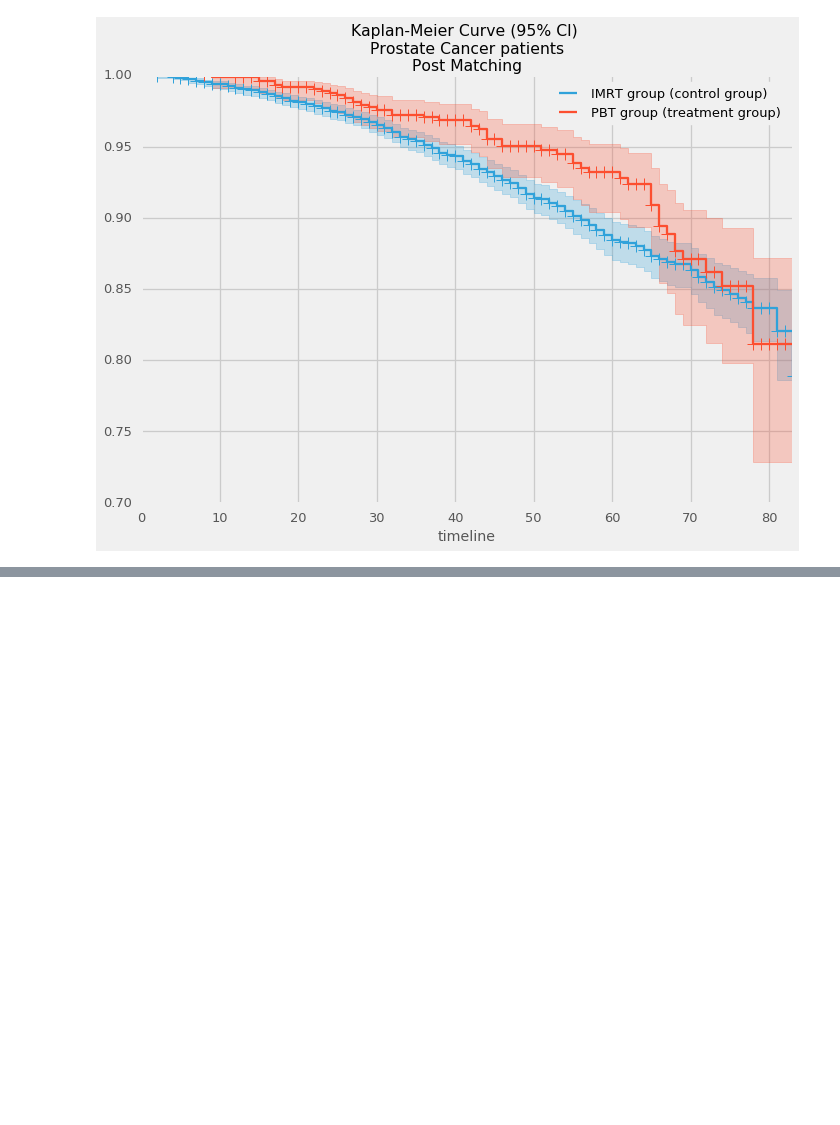
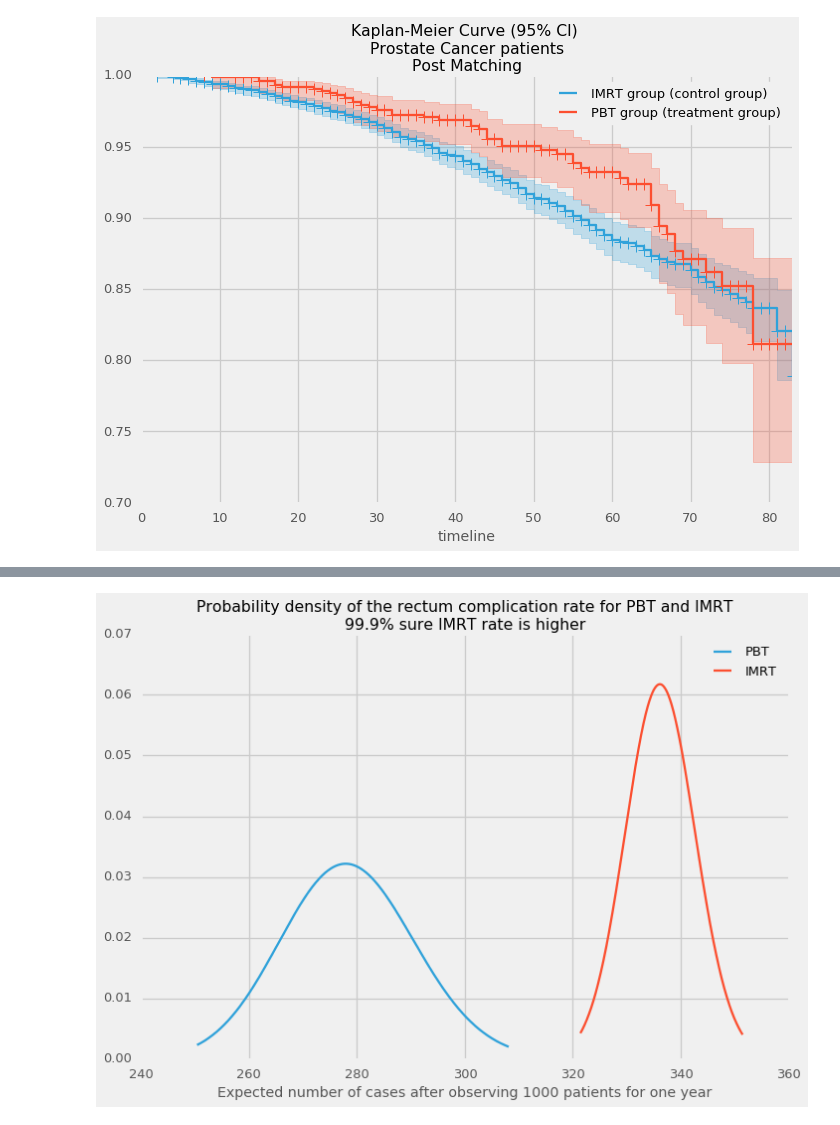
Before and after one commit to doolingdavid/IBATHREE, a Jupyter notebook: talk.ipynb, the cells around one changed output, grey strips where cells are left out. Cells and saved outputs as stored; diff of their text form; code cells hidden in the pictures; blank space fills up the shorter version.

```diff
--- a/talk.ipynb
+++ b/talk.ipynb
@@ -846,0 +877,4 @@ Image(filename="all_km_post_matching.png",embed=True)
+# %%
+Image('rectum_comp_ab.png',embed=True)
+# %% [output]
+[figure, added]
```
Also changed, not shown: parts of 18 cells of this notebook, 1 other file.
